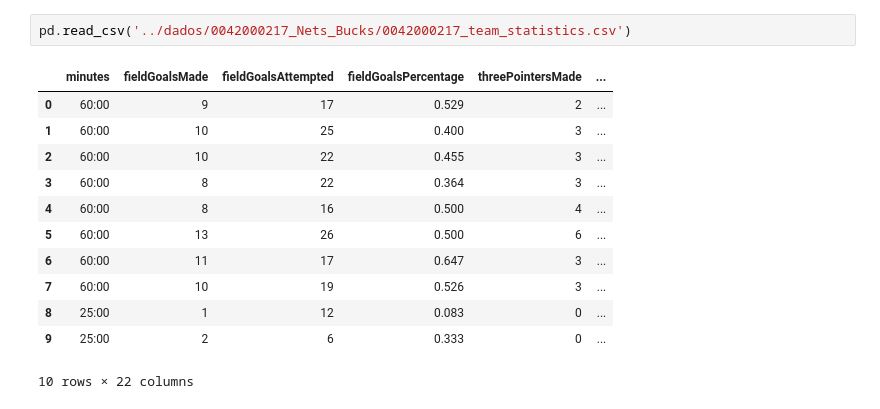
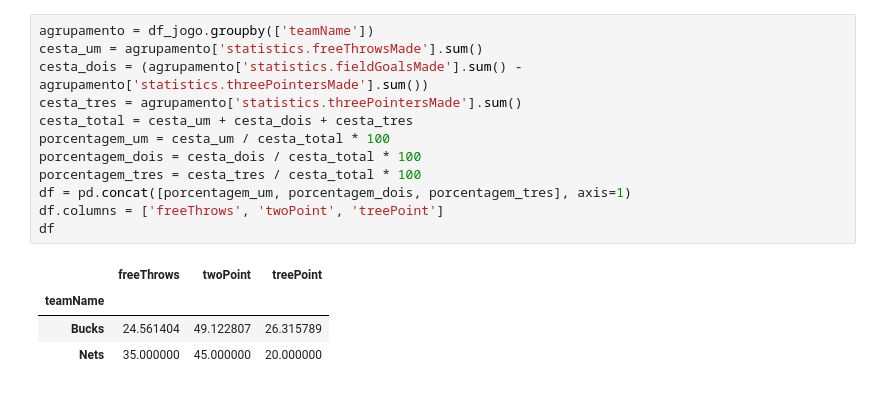
Before and after one commit to NERDBASK/NERDBASK, a Jupyter notebook: notebooks/analise1_BucksXNets_jogo7_Leste_SemiFinal.ipynb, the cells around one changed output. Cells and saved outputs as stored; diff of their text form.

```diff
--- a/notebooks/analise1_BucksXNets_jogo7_Leste_SemiFinal.ipynb
+++ b/notebooks/analise1_BucksXNets_jogo7_Leste_SemiFinal.ipynb
@@ -225,15 +61,17 @@ pd.read_csv('../dados/0042000217_Nets_Bucks/0042000217_players_statistics.csv').
-# %%
-pd.read_csv('../dados/0042000217_Nets_Bucks/0042000217_team_statistics.csv')
-# %% [output]
-|  | minutes | fieldGoalsMade | fieldGoalsAttempted | fieldGoalsPercentage | threePointersMade | ... |
-| 0 | 60:00 | 9 | 17 | 0.529 | 2 | ... |
-| 1 | 60:00 | 10 | 25 | 0.400 | 3 | ... |
-| 2 | 60:00 | 10 | 22 | 0.455 | 3 | ... |
-| 3 | 60:00 | 8 | 22 | 0.364 | 3 | ... |
-| 4 | 60:00 | 8 | 16 | 0.500 | 4 | ... |
-| 5 | 60:00 | 13 | 26 | 0.500 | 6 | ... |
-| 6 | 60:00 | 11 | 17 | 0.647 | 3 | ... |
-| 7 | 60:00 | 10 | 19 | 0.526 | 3 | ... |
-| 8 | 25:00 | 1 | 12 | 0.083 | 0 | ... |
-| 9 | 25:00 | 2 | 6 | 0.333 | 0 | ... |
-10 rows × 22 columns
+# %%
+agrupamento = df_jogo.groupby(['teamName'])
+cesta_um = agrupamento['statistics.freeThrowsMade'].sum()
+cesta_dois = (agrupamento['statistics.fieldGoalsMade'].sum() - agrupamento['statistics.threePointersMade'].sum())
+cesta_tres = agrupamento['statistics.threePointersMade'].sum()
+cesta_total = cesta_um + cesta_dois + cesta_tres
+porcentagem_um = cesta_um / cesta_total * 100
+porcentagem_dois = cesta_dois / cesta_total * 100
+porcentagem_tres = cesta_tres / cesta_total * 100
+df = pd.concat([porcentagem_um, porcentagem_dois, porcentagem_tres], axis=1)
+df.columns = ['freeThrows', 'twoPoint', 'treePoint']
+df
+# %% [output]
+|  | freeThrows | twoPoint | treePoint |
+| teamName |  |  |  |
+| Bucks | 24.561404 | 49.122807 | 26.315789 |
+| Nets | 35.000000 | 45.000000 | 20.000000 |
```
Also changed, not shown: parts of 36 cells of this notebook, 4 other files.
